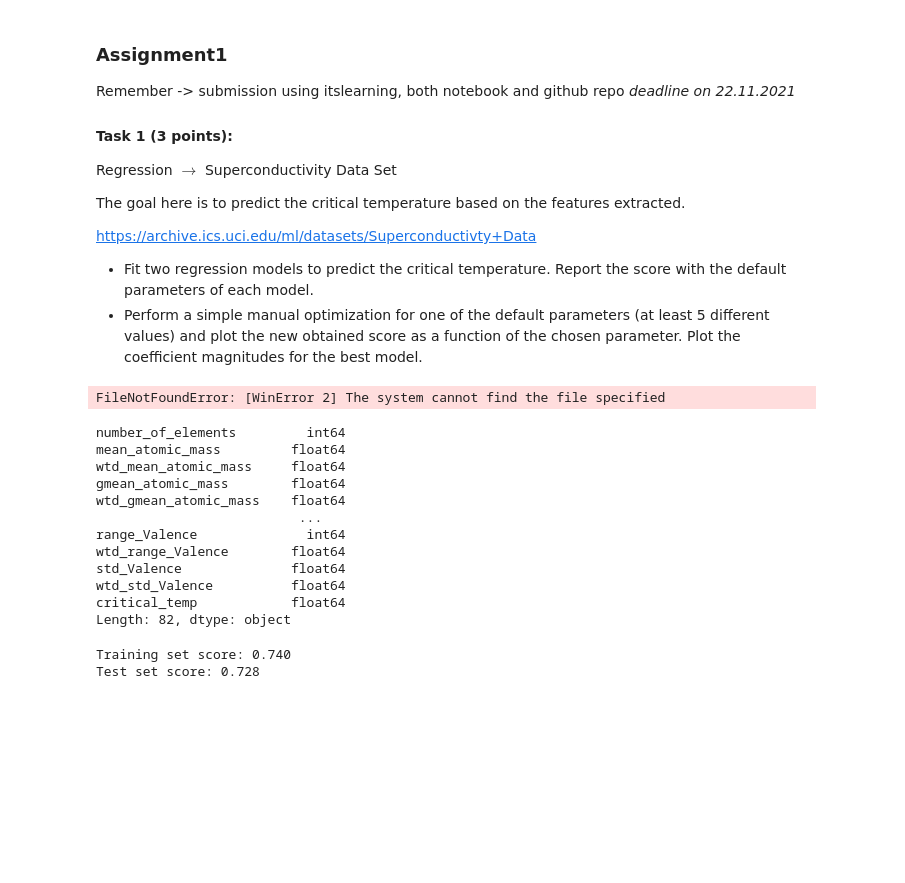
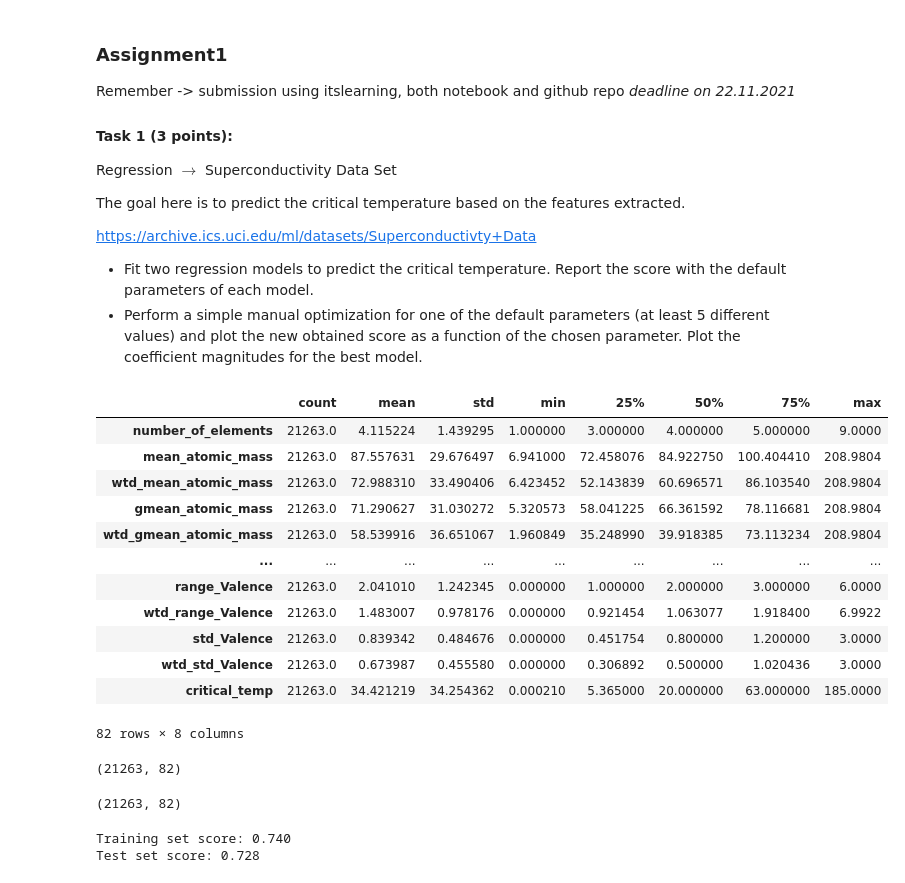
Before and after one commit to AlexTouvras/supervised_learning, a Jupyter notebook: Assignment_1.ipynb, the cells around one changed output. Saved outputs shown, nothing was run; the diff lists cells and outputs as text; code cells hidden in the pictures; blank space fills up the shorter version.

```diff
--- a/Assignment_1.ipynb
+++ b/Assignment_1.ipynb
@@ -16,37 +16,42 @@ https://archive.ics.uci.edu/ml/datasets/Superconductivty+Data
 # %%
 import pandas as pd
 from pathlib import Path
 import numpy as np
 
+import zipfile, requests, io
+
+url = 'https://archive.ics.uci.edu/ml/machine-learning-databases/00464/superconduct.zip'
+file_name = 'train.csv'
 # Put the dataset into a dataframe and merge date and timestamp columns into one column
-Data = pd.read_csv(r"C:\Users\alext\Desktop\Big Data Analytics\Machine Learning for Predictive Problems\Group assignments\train.csv")
+Data = pd.read_csv(zipfile.ZipFile(io.BytesIO(requests.get(url, stream=True).content)).open(file_name))
+
 # Descriptive statistics of the DataFrame
 Data.describe().transpose()
+# %% [output]
+|  | count | mean | std | min | 25% | 50% | 75% | max |
+| number_of_elements | 21263.0 | 4.115224 | 1.439295 | 1.000000 | 3.000000 | 4.000000 | 5.000000 | 9.0000 |
+| mean_atomic_mass | 21263.0 | 87.557631 | 29.676497 | 6.941000 | 72.458076 | 84.922750 | 100.404410 | 208.9804 |
+| wtd_mean_atomic_mass | 21263.0 | 72.988310 | 33.490406 | 6.423452 | 52.143839 | 60.696571 | 86.103540 | 208.9804 |
+| gmean_atomic_mass | 21263.0 | 71.290627 | 31.030272 | 5.320573 | 58.041225 | 66.361592 | 78.116681 | 208.9804 |
+| wtd_gmean_atomic_mass | 21263.0 | 58.539916 | 36.651067 | 1.960849 | 35.248990 | 39.918385 | 73.113234 | 208.9804 |
+| ... | ... | ... | ... | ... | ... | ... | ... | ... |
+| range_Valence | 21263.0 | 2.041010 | 1.242345 | 0.000000 | 1.000000 | 2.000000 | 3.000000 | 6.0000 |
+| wtd_range_Valence | 21263.0 | 1.483007 | 0.978176 | 0.000000 | 0.921454 | 1.063077 | 1.918400 | 6.9922 |
+| std_Valence | 21263.0 | 0.839342 | 0.484676 | 0.000000 | 0.451754 | 0.800000 | 1.200000 | 3.0000 |
+| wtd_std_Valence | 21263.0 | 0.673987 | 0.455580 | 0.000000 | 0.306892 | 0.500000 | 1.020436 | 3.0000 |
+| critical_temp | 21263.0 | 34.421219 | 34.254362 | 0.000210 | 5.365000 | 20.000000 | 63.000000 | 185.0000 |
+82 rows × 8 columns
-# %%
-import subprocess as sp
-sp.run(['curl',
-        '-o',
-        'https://archive.ics.uci.edu/ml/machine-learning-databases/00464/superconduct.zip'])
-sp.run(['unzip',
-        'superconduct.zip'])
-# %% [output]
-FileNotFoundError: [WinError 2] The system cannot find the file specified
-# %%
-Data = Data.select_dtypes(exclude=['object'])
-Data.dtypes
-# %% [output]
-number_of_elements         int64
-mean_atomic_mass         float64
-wtd_mean_atomic_mass     float64
-gmean_atomic_mass        float64
-wtd_gmean_atomic_mass    float64
-                          ...
-range_Valence              int64
-wtd_range_Valence        float64
-std_Valence              float64
-wtd_std_Valence          float64
-critical_temp            float64
-Length: 82, dtype: object
+# %%
+Data.shape
+# %% [output]
+(21263, 82)
+# %%
+# remove any object values
+Data = Data.select_dtypes(exclude=['object'])
+Data.shape
+# there weren't any
+# %% [output]
+(21263, 82)
 # %%
 from sklearn.linear_model import LinearRegression
 from sklearn.model_selection import train_test_split
```
Also changed, not shown: parts of 21 cells of this notebook.
